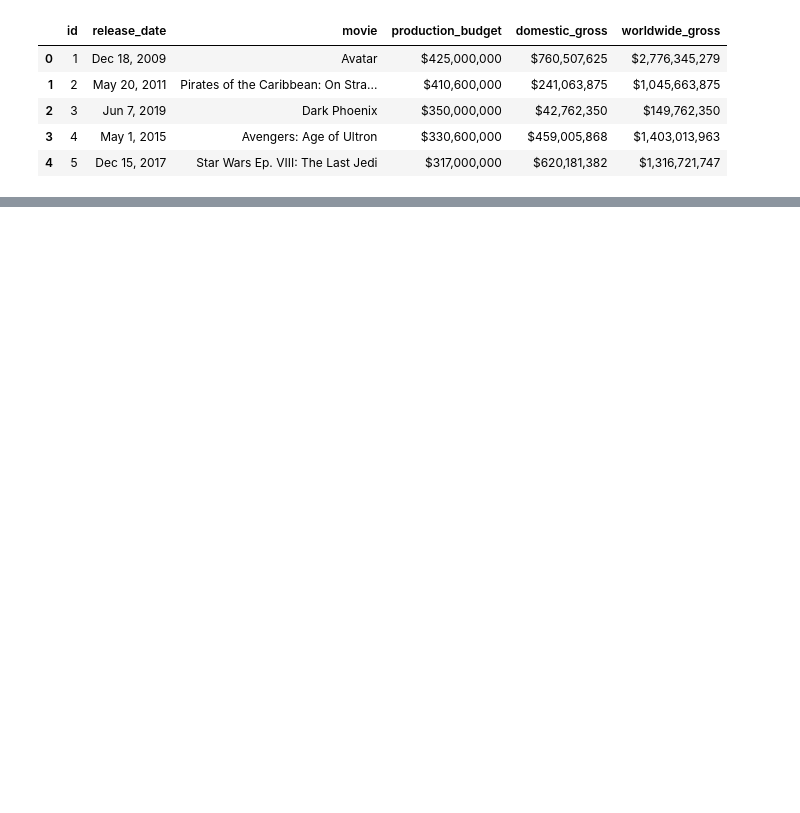
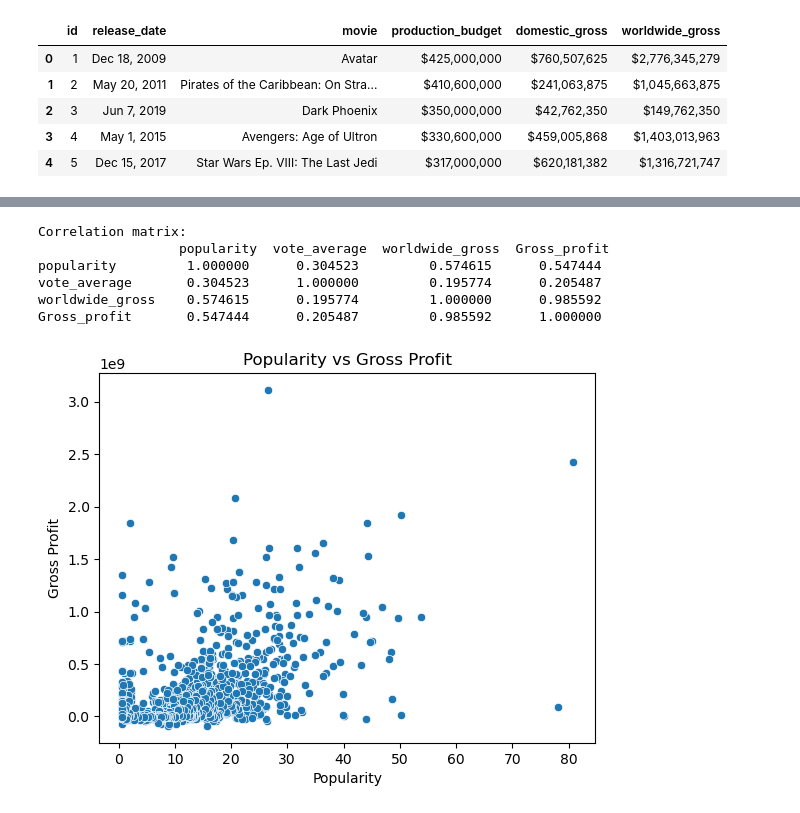
Before and after one commit to mikabenson/PHASE2_PROJECT-inferential-statistics-, a Jupyter notebook: notebooks/Filda.ipynb, the cells around one changed output, grey strips where cells are left out. Cells and saved outputs as stored; diff of their text form; code cells hidden in the pictures; blank space fills up the shorter version.

```diff
--- a/notebooks/Filda.ipynb
+++ b/notebooks/Filda.ipynb
@@ -167,0 +269,6 @@ exploded_rating_df.head()
+# %%
+# 2. Merge movie_budgets with movies_merged on 'movie' and 'original_title'
+movies_merged = pd.merge(mdb_movies, movie_budgets, left_on='original_title', right_on='movie', how='inner')
+
+movies_analysis = movies_merged[['original_title', 'popularity', 'vote_average', 'vote_count', 'domestic_gross', 'worldwide_gross', 'Gross_profit']]
+movies_analysis.head()
@@ -167,0 +282,20 @@ exploded_rating_df.head()
+# %%
+# 4. Analyze correlation to see the relationship between each column
+correlations = movies_analysis[['popularity', 'vote_average', 'worldwide_gross', 'Gross_profit']].corr()
+print("Correlation matrix:\n", correlations)
+# %% [output]
+Correlation matrix:
+                  popularity  vote_average  worldwide_gross  Gross_profit
+popularity         1.000000      0.304523         0.574615      0.547444
+vote_average       0.304523      1.000000         0.195774      0.205487
+worldwide_gross    0.574615      0.195774         1.000000      0.985592
+Gross_profit       0.547444      0.205487         0.985592      1.000000
+# %%
+#Popularity vs gross profit:
+sns.scatterplot(x='popularity', y='Gross_profit', data=movies_analysis)
+plt.title('Popularity vs Gross Profit')
+plt.xlabel('Popularity')
+plt.ylabel('Gross Profit')
+plt.show()
+# %% [output]
+[figure, added]
```
Also changed, not shown: parts of 37 cells of this notebook.
